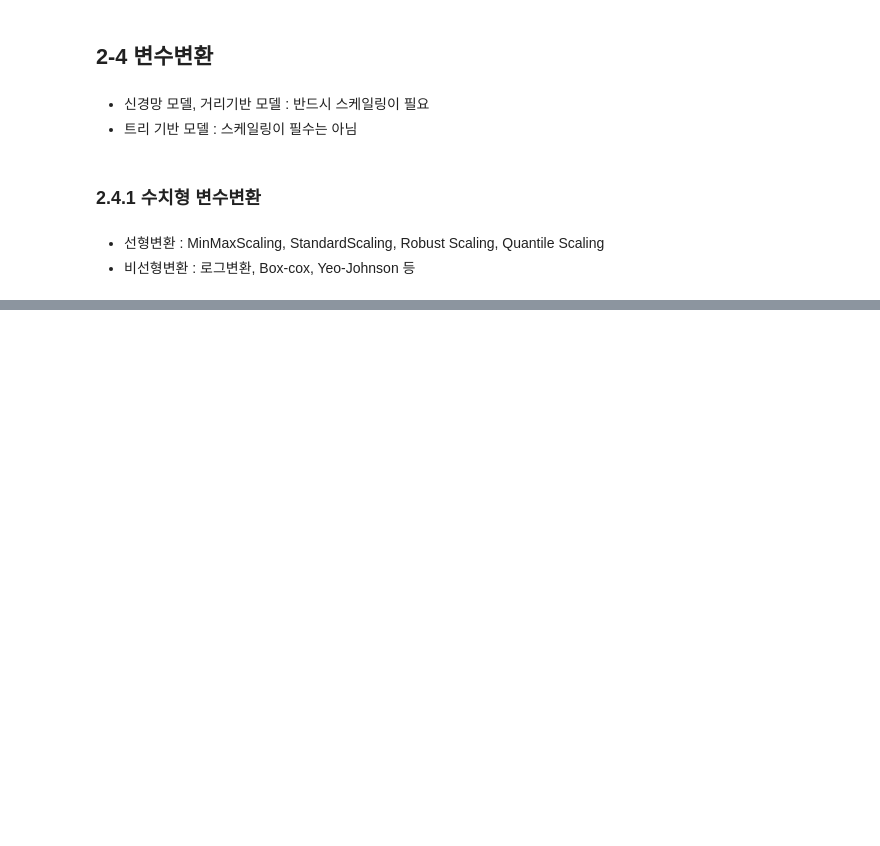
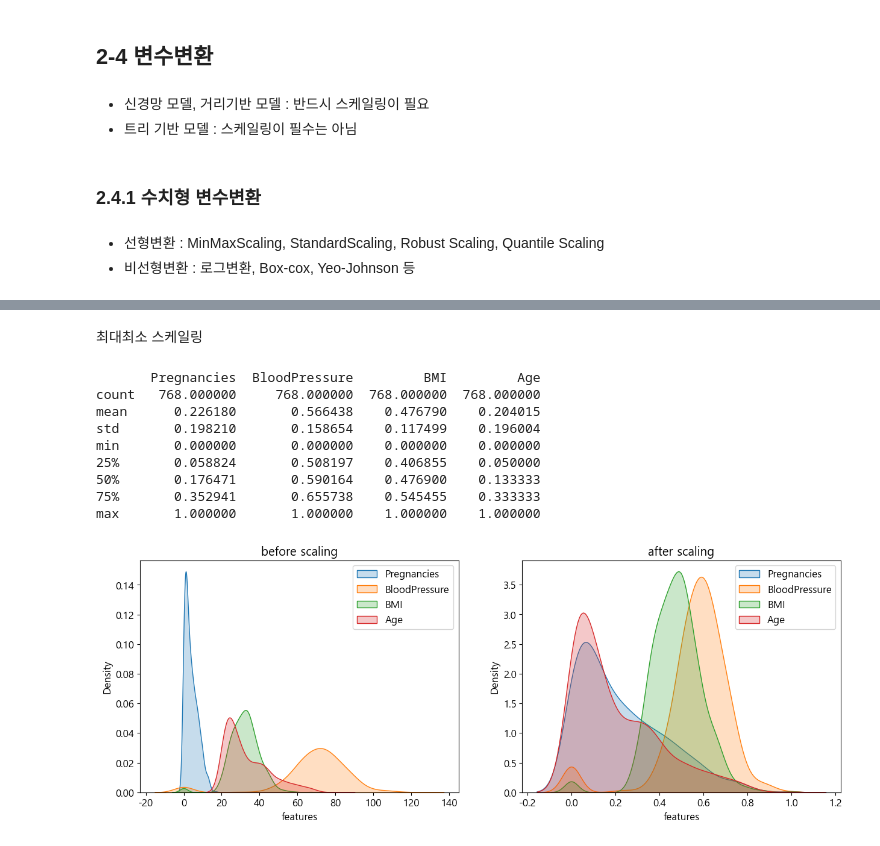
Before and after one commit to Junoflows/ADP, a Jupyter notebook: 교재 정리/2. 전처리.ipynb, the cells around one changed output, grey strips where cells are left out. Drawn from its saved outputs; the diff is of its cells as text; code cells hidden in the pictures; blank space fills up the shorter version.

```diff
--- a/교재 정리/2. 전처리.ipynb
+++ b/교재 정리/2. 전처리.ipynb
@@ -510,0 +579,33 @@ scores
+# %% [markdown]
+최대최소 스케일링
+# %%
+from sklearn.preprocessing import MinMaxScaler
+scaler = MinMaxScaler()
+X_mm = scaler.fit_transform(X)
+X_mm = pd.DataFrame(X_mm, columns = X.columns)
+print(X_mm.describe())
+
+fig, ax = plt.subplots(1,2,figsize = (15,5))
+for col in X.columns:
+    sns.kdeplot(X[col], ax = ax[0], shade = True)
+    sns.kdeplot(X_mm[col], ax = ax[1], shade = True)
+
+ax[0].legend(X.columns)
+ax[0].set_title('before scaling')
+ax[0].set_xlabel('features')
+
+ax[1].legend(X_mm.columns)
+ax[1].set_title('after scaling')
+ax[1].set_xlabel('features')
+plt.show()
+# %% [output]
+       Pregnancies  BloodPressure         BMI         Age
+count   768.000000     768.000000  768.000000  768.000000
+mean      0.226180       0.566438    0.476790    0.204015
+std       0.198210       0.158654    0.117499    0.196004
+min       0.000000       0.000000    0.000000    0.000000
+25%       0.058824       0.508197    0.406855    0.050000
+50%       0.176471       0.590164    0.476900    0.133333
+75%       0.352941       0.655738    0.545455    0.333333
+max       1.000000       1.000000    1.000000    1.000000
+[figure, added]
```
Also changed, not shown: parts of 14 cells of this notebook, 1 other file.
